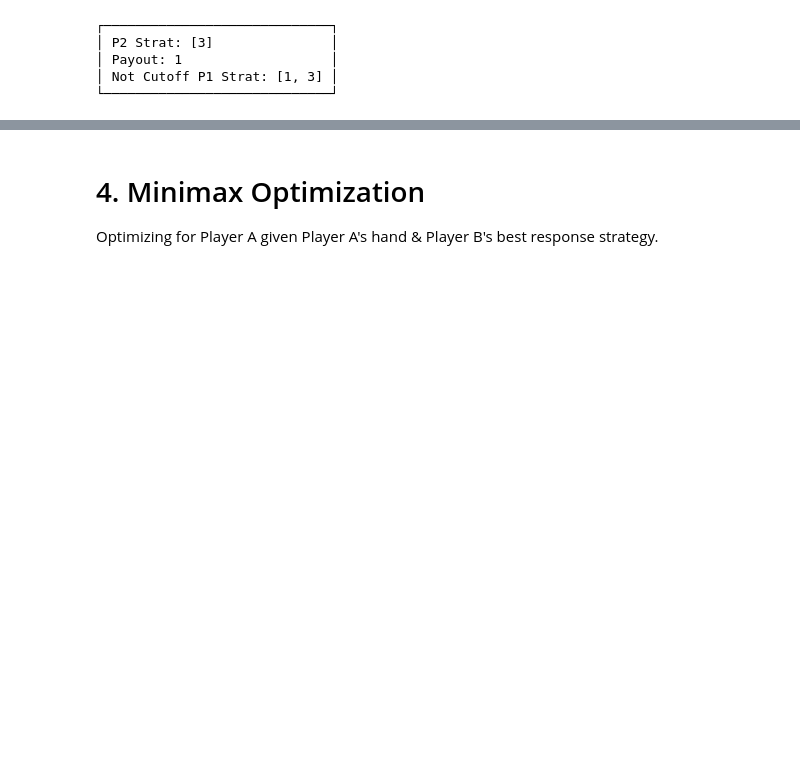
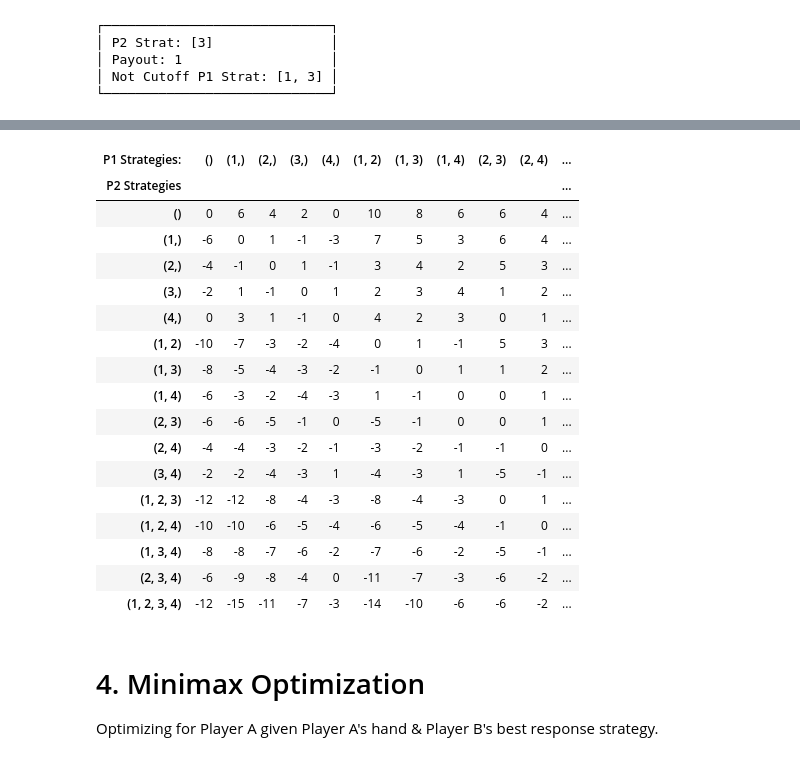
Before and after one commit to mihirt2/poker-like-games, a Jupyter notebook: discrete_poker_games.ipynb, the cells around one changed output, grey strips where cells are left out. Drawn from its saved outputs; the diff is of its cells as text; code cells hidden in the pictures; blank space fills up the shorter version.

```diff
--- a/discrete_poker_games.ipynb
+++ b/discrete_poker_games.ipynb
@@ -430,3 +433,86 @@ test_betting_strategies(p1_hands, p2_hands)
+# %%
+import itertools
+import sys
+import pandas as pd
+from IPython.display import display
+n = 4
+badvales = 0
+def indices_of_max(data):
+    if not data:
+        return []
+    max_value = max(data)
+    return [index for index, value in enumerate(data) if value == max_value]
+
+def findsubsets(s, N):
+    return list(itertools.combinations(s, N))
+
+p1_payouts = []
+p1_strats = []
+all_payouts = []
+all_strats = []
+all_stratsp2 = []
+for N in range(0, n + 1):
+    p1_cutoffs = [i for i in range(1, n + 1)]
+    p2_cutoffs = [i for i in range(1, n + 1)]
+    for p2bets in findsubsets(p2_cutoffs, N):
+        all_stratsp2.append(p2bets)
+        p1_payouts = []
+        p1_strats = []
+        for M in range(0, n + 1):
+            for p1bets in findsubsets(p1_cutoffs, M):
+                p1_expected_payout = 0
+                p2_expected_payout = 0
+                for p1_card in range(1, n + 1):
+                    for p2_card in range(1, n + 1):
+                        if p1_card == p2_card:
+                            continue
+                        if (p1_card in p1bets) and (p2_card in p2bets):
+                            if p1_card > p2_card:
+                                p1_expected_payout += 2
+                                p2_expected_payout -= 2
+                            else:
+                                p1_expected_payout -= 2
+                                p2_expected_payout += 2
+                        elif (p1_card not in p1bets) and (p2_card not in p2bets):
+                            if p1_card > p2_card:
+                                p1_expected_payout += 1
+                                p2_expected_payout -= 1
+                            else:
+                                p1_expected_payout -= 1
+                                p2_expected_payout += 1
+                        elif (p1_card not in p1bets) and (p2_card in p2bets):
+                            p2_expected_payout += 1
+                            p1_expected_payout -= 1
+                        elif (p1_card in p1bets) and (p2_card not in p2bets):
+                            p2_expected_payout -= 1
+                            p1_expected_payout += 1
+                p1_strats.append(p1bets)
+                p1_payouts.append(p1_expected_payout)
+        all_strats.append(p1_strats)
+        all_payouts.append(p1_payouts)
+df = pd.DataFrame(all_payouts, columns = all_strats[0],index =all_stratsp2)
+df.index.name = "P2 Strategies"
+df.columns.name = "P1 Strategies:"
+display(df.style.set_properties(**{'border': '1px solid black'}))
+# %% [output]
+| P1 Strategies: | () | (1,) | (2,) | (3,) | (4,) | (1, 2) | (1, 3) | (1, 4) | (2, 3) | (2, 4) | ... |
+| P2 Strategies |  |  |  |  |  |  |  |  |  |  | ... |
+| () | 0 | 6 | 4 | 2 | 0 | 10 | 8 | 6 | 6 | 4 | ... |
+| (1,) | -6 | 0 | 1 | -1 | -3 | 7 | 5 | 3 | 6 | 4 | ... |
+| (2,) | -4 | -1 | 0 | 1 | -1 | 3 | 4 | 2 | 5 | 3 | ... |
+| (3,) | -2 | 1 | -1 | 0 | 1 | 2 | 3 | 4 | 1 | 2 | ... |
+| (4,) | 0 | 3 | 1 | -1 | 0 | 4 | 2 | 3 | 0 | 1 | ... |
+| (1, 2) | -10 | -7 | -3 | -2 | -4 | 0 | 1 | -1 | 5 | 3 | ... |
+| (1, 3) | -8 | -5 | -4 | -3 | -2 | -1 | 0 | 1 | 1 | 2 | ... |
+| (1, 4) | -6 | -3 | -2 | -4 | -3 | 1 | -1 | 0 | 0 | 1 | ... |
+| (2, 3) | -6 | -6 | -5 | -1 | 0 | -5 | -1 | 0 | 0 | 1 | ... |
+| (2, 4) | -4 | -4 | -3 | -2 | -1 | -3 | -2 | -1 | -1 | 0 | ... |
+| (3, 4) | -2 | -2 | -4 | -3 | 1 | -4 | -3 | 1 | -5 | -1 | ... |
+| (1, 2, 3) | -12 | -12 | -8 | -4 | -3 | -8 | -4 | -3 | 0 | 1 | ... |
+| (1, 2, 4) | -10 | -10 | -6 | -5 | -4 | -6 | -5 | -4 | -1 | 0 | ... |
+| (1, 3, 4) | -8 | -8 | -7 | -6 | -2 | -7 | -6 | -2 | -5 | -1 | ... |
+| (2, 3, 4) | -6 | -9 | -8 | -4 | 0 | -11 | -7 | -3 | -6 | -2 | ... |
+| (1, 2, 3, 4) | -12 | -15 | -11 | -7 | -3 | -14 | -10 | -6 | -6 | -2 | ... |
 # %% [markdown]
 # 4. Minimax Optimization
 Optimizing for Player A given Player A's hand & Player B's best response strategy.
```
Also changed, not shown: parts of 1 cell of this notebook.
